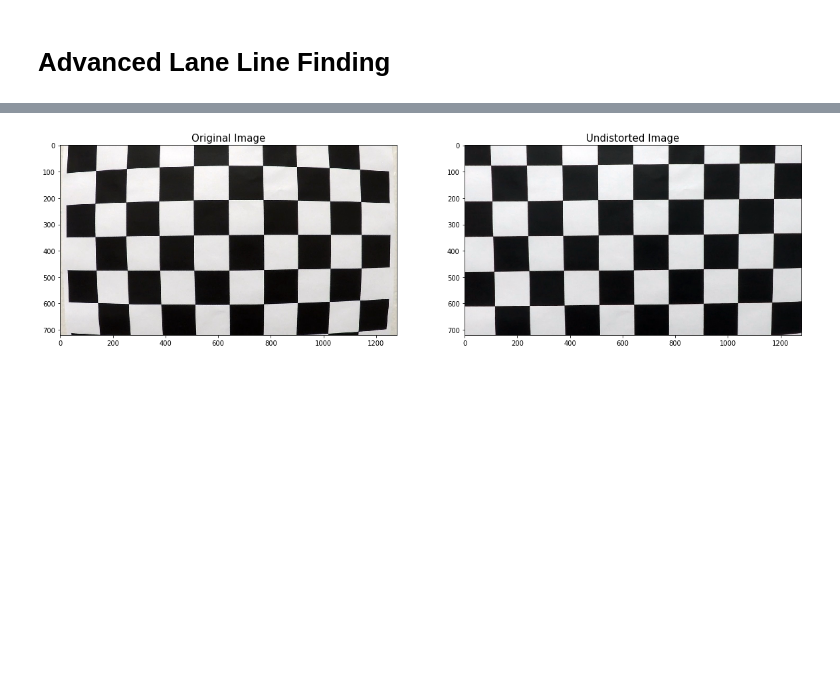
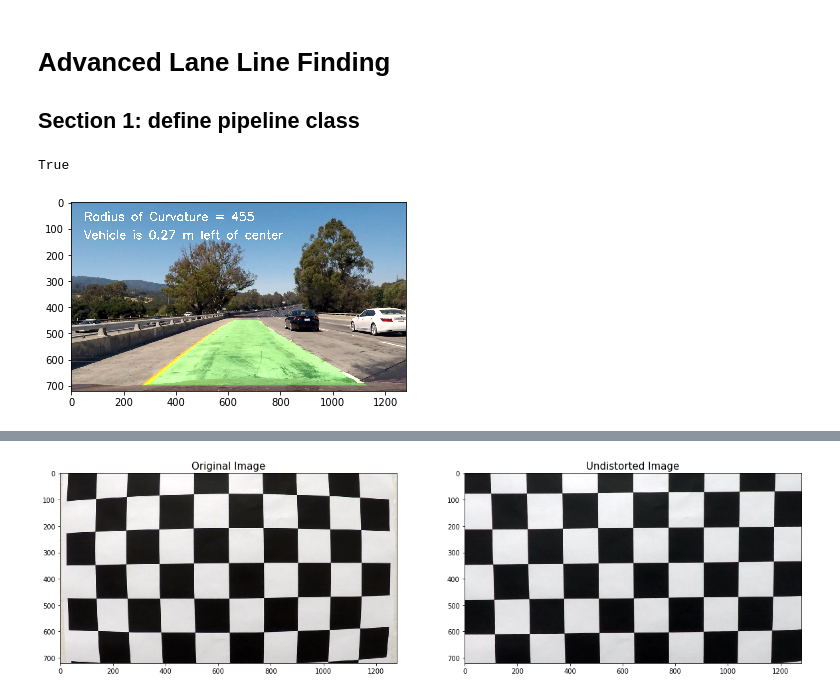
Before and after one commit to coswang1120/CarND-Advanced-Lane-Lines, a Jupyter notebook: P4.ipynb, the cells around one changed output, grey strips where cells are left out. Saved outputs shown, nothing was run; the diff lists cells and outputs as text; code cells hidden in the pictures; blank space fills up the shorter version.

```diff
--- a/P4.ipynb
+++ b/P4.ipynb
@@ -1,5 +1,7 @@
 # %% [markdown]
 # Advanced Lane Line Finding
+
+## Section 1: define pipeline class
 # %%
 import numpy as np
 import cv2
@@ -388,3 +395,59 @@ class LaneFinder():
         assert avg_left_fit is not None
         assert avg_right_fit is not None
         return avg_left_fit, avg_right_fit
+# %%
+# Defind and test image pipeline
+# First make sure we initiate and calibrate the LandFinder class
+lf = LaneFinder()
+lf.calibrate_camera()
+
+def img_pipeline(img, visualize=False):
+    undist = lf.undistort(img)
+    warped = lf.perspective_transform(undist)
+    combined_binary = lf.combined_thresholding(warped)
+    left_fit, right_fit = lf.find_lines(combined_binary)
+    result = np.dstack((combined_binary, combined_binary, combined_binary))*255
+
+    ploty = np.linspace(0, lf.height-1, lf.height)
+    left_fitx = left_fit[0]*ploty**2 + left_fit[1]*ploty + left_fit[2]
+    right_fitx = right_fit[0]*ploty**2 + right_fit[1]*ploty + right_fit[2]
+    pts_left = np.array([np.transpose(np.vstack([left_fitx, ploty]))])
+    pts_right = np.array([np.flipud(np.transpose(np.vstack([right_fitx, ploty])))])
+    pts = np.hstack((pts_left, pts_right))
+
+    cp = np.zeros_like(result)
+    cv2.fillPoly(cp, np.int_([pts]), (0,255, 0))
+    road = lf.perspective_transform(cp, reverse=True)
+    result = cv2.addWeighted(undist, 1.0, road, 0.3, 0)
+
+    # Calculate curvature radius of both lines and average them
+    left_rad = lf.left_lines.current_curvature_radius()
+    right_rad = lf.right_lines.current_curvature_radius()
+    mean_rad = (left_rad + right_rad)/2
+
+    # Calculate center of the road to the center of the image
+    left_x = lf.left_lines.best_x()   # left line bottom pixel x position
+    right_x = lf.right_lines.best_x() # right line bottom pixel x position
+    offset_x = (1280/2) - (left_x + right_x)/2
+    offset_direction = "right" if offset_x > 0 else "left"
+    offset_x_meter = offset_x * 3.7/700
+
+    # write radius and offset onto image
+    result = cv2.putText(
+        result, 'Radius of Curvature = %.0f' % (mean_rad),
+        (50, 70), cv2.FONT_HERSHEY_SIMPLEX, 1.5, (255, 255, 255), 3)
+    result = cv2.putText(
+        result, 'Vehicle is %.2f m %s of center' % (abs(offset_x_meter), offset_direction),
+        (50, 140), cv2.FONT_HERSHEY_SIMPLEX, 1.5, (255, 255, 255), 3)
+
+
+    return result
+
+img = cv2.imread('./test_images/test1.jpg')
+result = img_pipeline(img, visualize=True)
+rgb_result = cv2.cvtColor(result, cv2.COLOR_BGR2RGB)
+plt.imshow(rgb_result)
+cv2.imwrite('./output_images/curvature_radius.jpg', result)
+# %% [output]
+True
+[figure, added]
```
Also changed, not shown: parts of 10 cells of this notebook, 9 other files.
